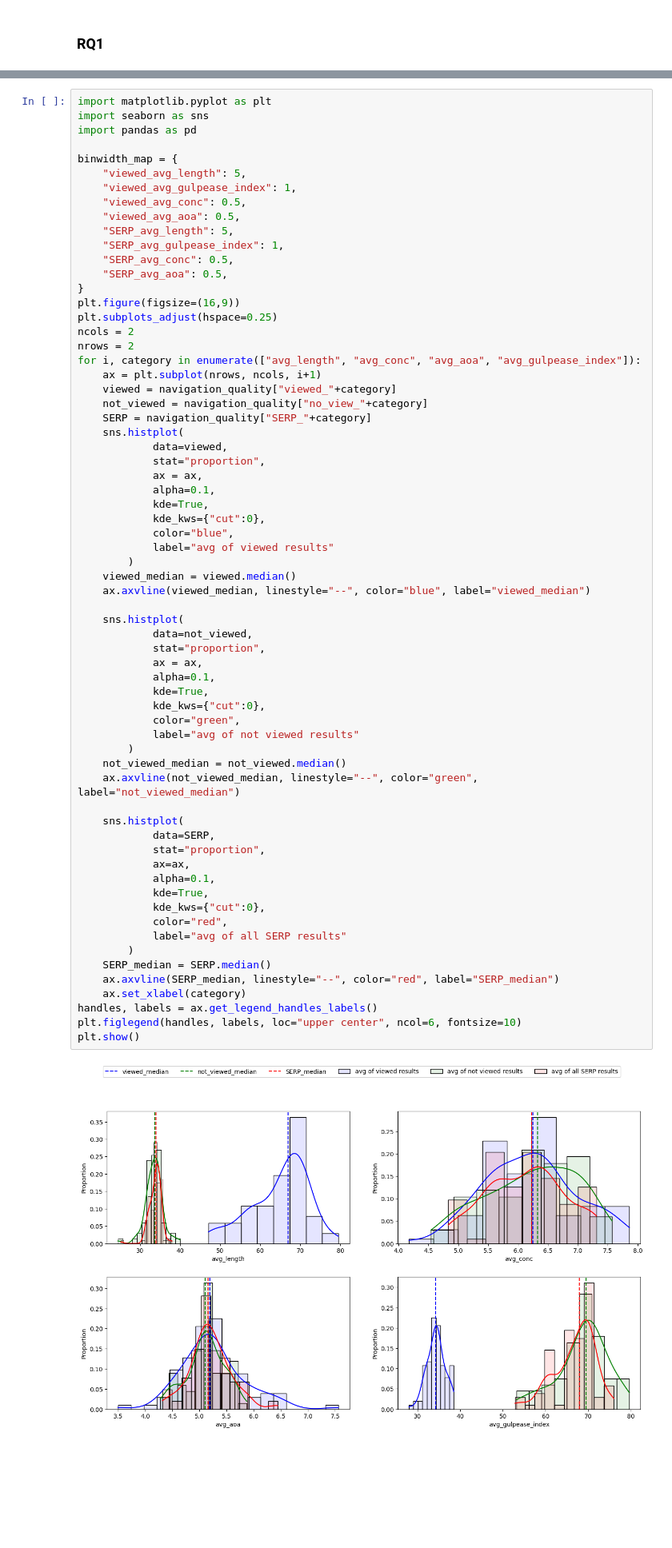
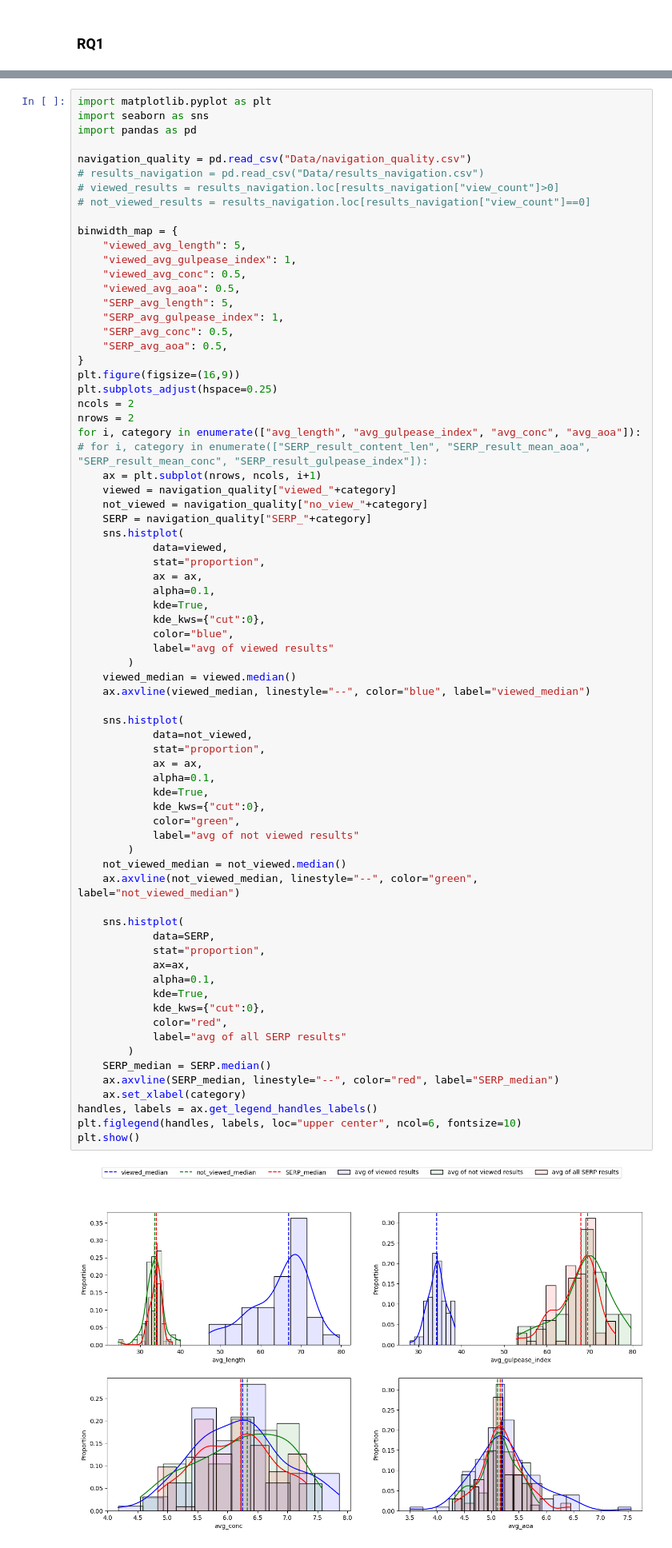
Before and after one commit to SOLandChildren/CHIIR27_LogAnalysis, a Jupyter notebook: results_navigation.ipynb, the cells around one changed output, grey strips where cells are left out. Shown at 80% size. Drawn from its saved outputs; the diff is of its cells as text; blank space fills up the shorter version.

```diff
--- a/results_navigation.ipynb
+++ b/results_navigation.ipynb
@@ -322,6 +359,11 @@ desc_stats
 import matplotlib.pyplot as plt
 import seaborn as sns
 import pandas as pd
+
+navigation_quality = pd.read_csv("Data/navigation_quality.csv")
+# results_navigation = pd.read_csv("Data/results_navigation.csv")
+# viewed_results = results_navigation.loc[results_navigation["view_count"]>0]
+# not_viewed_results = results_navigation.loc[results_navigation["view_count"]==0]
 
 binwidth_map = {
     "viewed_avg_length": 5,
@@ -337,7 +379,8 @@ plt.figure(figsize=(16,9))
 plt.subplots_adjust(hspace=0.25)
 ncols = 2
 nrows = 2
-for i, category in enumerate(["avg_length", "avg_conc", "avg_aoa", "avg_gulpease_index"]):
+for i, category in enumerate(["avg_length", "avg_gulpease_index", "avg_conc", "avg_aoa"]):
+# for i, category in enumerate(["SERP_result_content_len", "SERP_result_mean_aoa", "SERP_result_mean_conc", "SERP_result_gulpease_index"]):
     ax = plt.subplot(nrows, ncols, i+1)
     viewed = navigation_quality["viewed_"+category]
     not_viewed = navigation_quality["no_view_"+category]
@@ -358,33 +401,33 @@ for i, category in enumerate(["avg_length", "avg_conc", "avg_aoa", "avg_gulpease
     sns.histplot(
             data=not_viewed,
             stat="proportion",
             ax = ax,
             alpha=0.1,
             kde=True,
             kde_kws={"cut":0},
             color="green",
             label="avg of not viewed results"
         )
     not_viewed_median = not_viewed.median()
     ax.axvline(not_viewed_median, linestyle="--", color="green", label="not_viewed_median")
 
     sns.histplot(
             data=SERP,
             stat="proportion",
             ax=ax,
             alpha=0.1,
             kde=True,
             kde_kws={"cut":0},
             color="red",
             label="avg of all SERP results"
         )
     SERP_median = SERP.median()
     ax.axvline(SERP_median, linestyle="--", color="red", label="SERP_median")
     ax.set_xlabel(category)
 handles, labels = ax.get_legend_handles_labels()
 plt.figlegend(handles, labels, loc="upper center", ncol=6, fontsize=10)
 plt.show()
 # %% [output]
-[figure, old version]
+[figure, new version]
 # %% [markdown]
 ### RQ2
```
Also changed, not shown: parts of 16 cells of this notebook, 17 other files.
